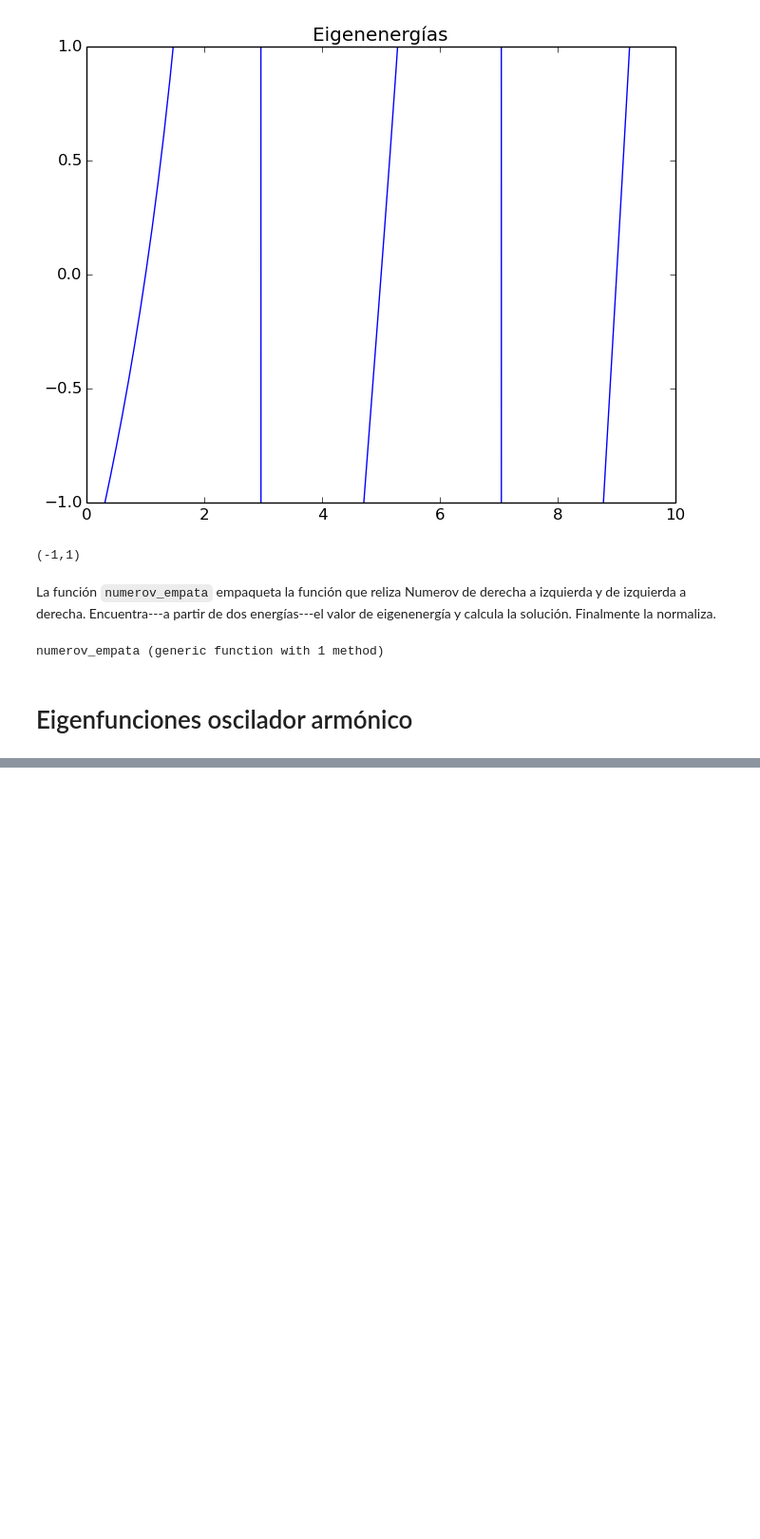
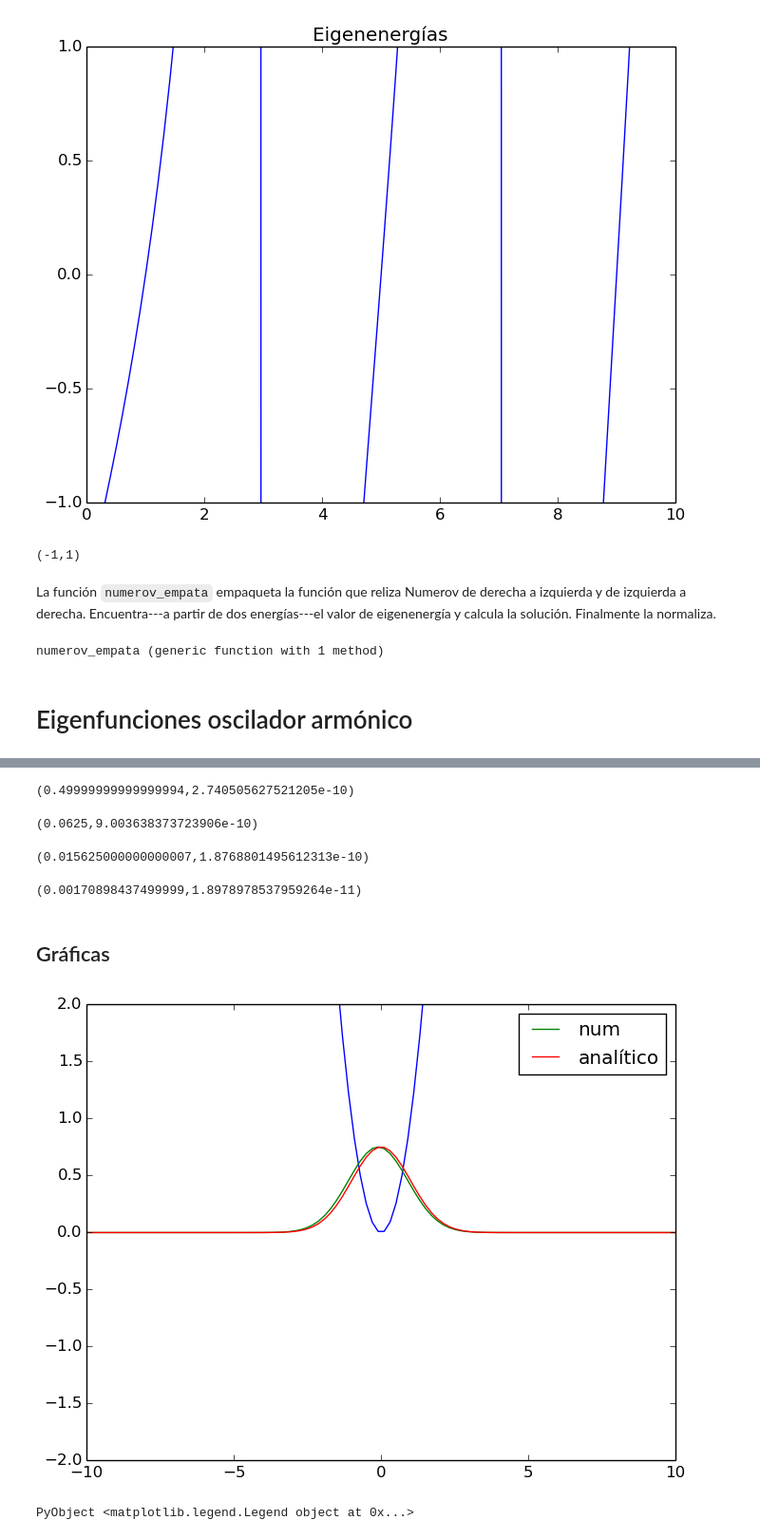
Before and after one commit to davidamaro/finalcompu, a Jupyter notebook: trabajo.ipynb, the cells around one changed output, grey strips where cells are left out. Shown at 95% size. Saved outputs shown, nothing was run; the diff lists cells and outputs as text; code cells hidden in the pictures; blank space fills up the shorter version.

```diff
--- a/trabajo.ipynb
+++ b/trabajo.ipynb
@@ -510,3 +495,39 @@ numerov_empata (generic function with 1 method)
+# %%
+quadgk(x->(fuconda(1,her(1),x))^2,-10,10)
+# %% [output]
+(0.49999999999999994,2.740505627521205e-10)
+# %%
+quadgk(x->(fuconda(2,her(2),x))^2,-10,10)
+# %% [output]
+(0.0625,9.003638373723906e-10)
+# %%
+quadgk(x->(fuconda(3,her(3),x))^2,-10,10)
+# %% [output]
+(0.015625000000000007,1.8768801495612313e-10)
+# %%
+quadgk(x->(fuconda(5,her(5),x))^2,-10,10)
+# %% [output]
+(0.00170898437499999,1.8978978537959264e-11)
+# %% [markdown]
+## Gráficas
+# %%
+N=100
+x_i = -10
+x_f = 10
+ψ, E_0 = numerov_empata(N, 0, 2, V_o, x_i, x_f, 0)
+x = linspace(x_i,x_f,N)
+malla_o = map(V_o, x)
+plot(x, malla_o)
+plot(x, ψ,label="num")
+ylim(-2, 2)
+## analítico
+x = linspace(-10,10)
+y = [(1/sqrt(1/2))*fuconda(1,her(1),u) for u in x]
+plot(x,y,label="analítico")
+legend()
+# %% [output]
+[figure, added]
+PyObject <matplotlib.legend.Legend object at 0x...>
 # %%
 N=100
 x_i = -10
```
Also changed, not shown: parts of 8 cells of this notebook.
